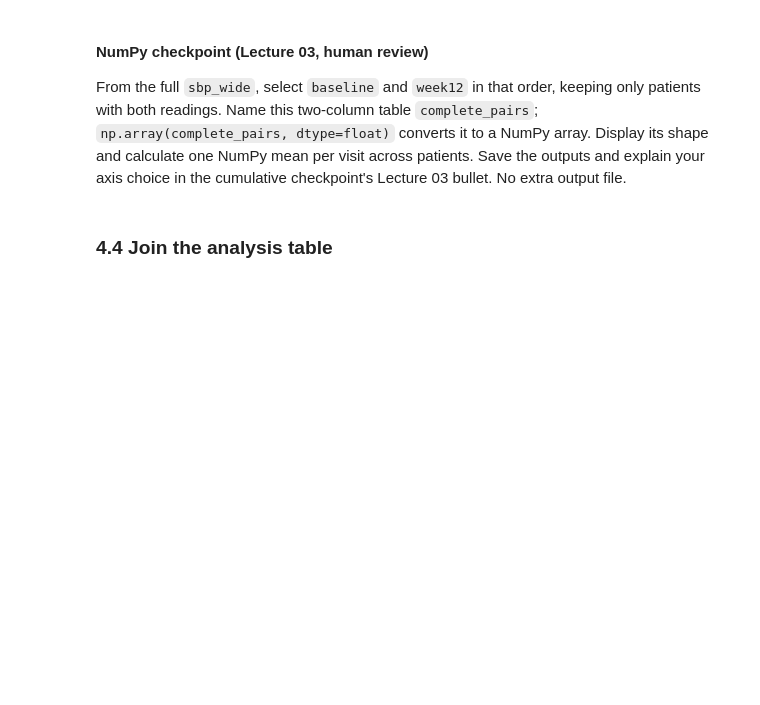
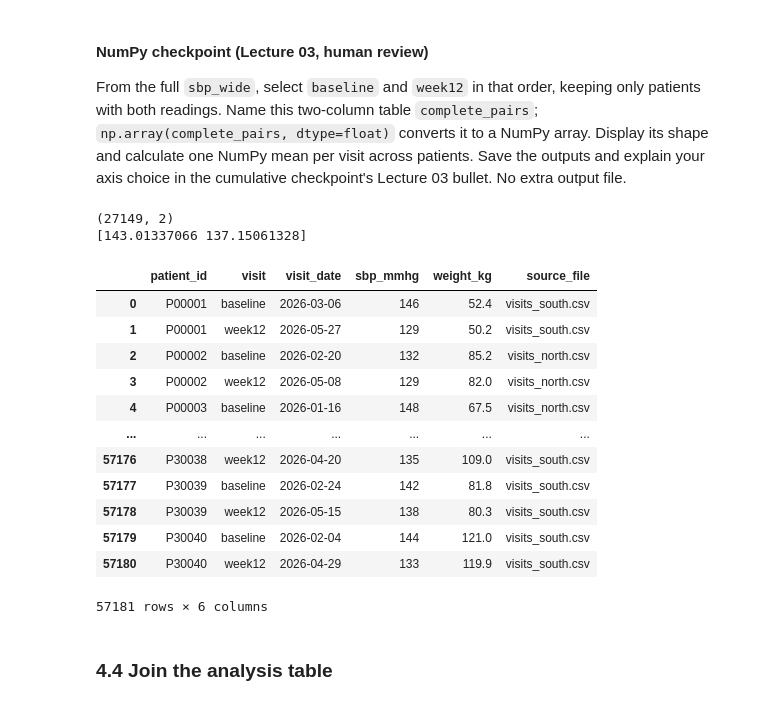
Before and after one commit to hopelefebvre/ds217-26f-06, a Jupyter notebook: assignment.ipynb, the cells around one changed output. Cells and saved outputs as stored; diff of their text form; code cells hidden in the pictures; blank space fills up the shorter version.

```diff
--- a/assignment.ipynb
+++ b/assignment.ipynb
@@ -382,15 +477,42 @@ sites_current = None
 # %% [markdown]
 ### 4.3 Pivot blood pressure to one row per patient
 # %%
-# TODO: pivot visits_clean, reset the index, clear columns.name, add sbp_change, then save the
+#pivot visits_clean, reset the index, clear columns.name, add sbp_change, then save the
 # SAMPLE_IDS rows to SBP_WIDE_SAMPLE_PATH (README Task 4.3).
-sbp_wide = None
+sbp_wide = visits_clean.pivot(index="patient_id", columns="visit", values="sbp_mmhg").reset_index()
+sbp_wide.columns.name = None
+sbp_wide["sbp_change"] = sbp_wide["week12"] - sbp_wide["baseline"]
+
+(sbp_wide[sbp_wide["patient_id"].isin(SAMPLE_IDS)]).to_csv(SBP_WIDE_SAMPLE_PATH, index = False)
 # %% [markdown]
 #### NumPy checkpoint (Lecture 03, human review)
 
 From the full `sbp_wide`, select `baseline` and `week12` in that order, keeping only patients with both readings. Name this two-column table `complete_pairs`; `np.array(complete_pairs, dtype=float)` converts it to a NumPy array. Display its shape and calculate one NumPy mean per visit across patients. Save the outputs and explain your axis choice in the cumulative checkpoint's Lecture 03 bullet. No extra output file.
 # %%
-# TODO: select complete pairs, convert to a NumPy array, and display its shape and two per-visit means.
+#select complete pairs, convert to a NumPy array, and display its shape and two per-visit means.
+
+complete_pairs = sbp_wide[sbp_wide["baseline"].notna() & sbp_wide["week12"].notna()][["baseline", "week12"]]
+sbp_array = np.array(complete_pairs, dtype=float)
+print(sbp_array.shape)
+print(np.mean(sbp_array, axis = 0))
+
+visits_clean
+# %% [output]
+(27149, 2)
+[143.01337066 137.15061328]
+|  | patient_id | visit | visit_date | sbp_mmhg | weight_kg | source_file |
+| 0 | P00001 | baseline | 2026-03-06 | 146 | 52.4 | visits_south.csv |
+| 1 | P00001 | week12 | 2026-05-27 | 129 | 50.2 | visits_south.csv |
+| 2 | P00002 | baseline | 2026-02-20 | 132 | 85.2 | visits_north.csv |
+| 3 | P00002 | week12 | 2026-05-08 | 129 | 82.0 | visits_north.csv |
+| 4 | P00003 | baseline | 2026-01-16 | 148 | 67.5 | visits_north.csv |
+| ... | ... | ... | ... | ... | ... | ... |
+| 57176 | P30038 | week12 | 2026-04-20 | 135 | 109.0 | visits_south.csv |
+| 57177 | P30039 | baseline | 2026-02-24 | 142 | 81.8 | visits_south.csv |
+| 57178 | P30039 | week12 | 2026-05-15 | 138 | 80.3 | visits_south.csv |
+| 57179 | P30040 | baseline | 2026-02-04 | 144 | 121.0 | visits_south.csv |
+| 57180 | P30040 | week12 | 2026-04-29 | 133 | 119.9 | visits_south.csv |
+57181 rows × 6 columns
 # %% [markdown]
 ### 4.4 Join the analysis table
 # %%
```
Also changed, not shown: parts of 11 cells of this notebook, 5 other files.
